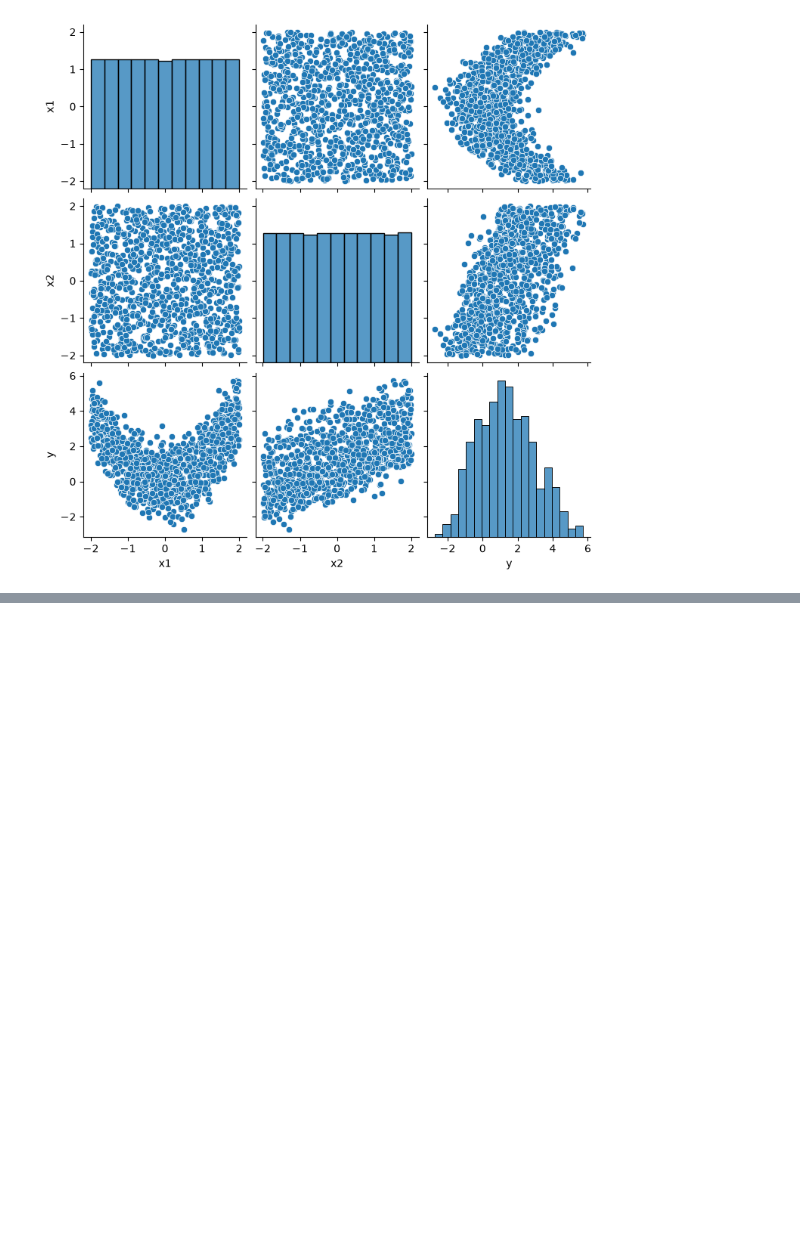
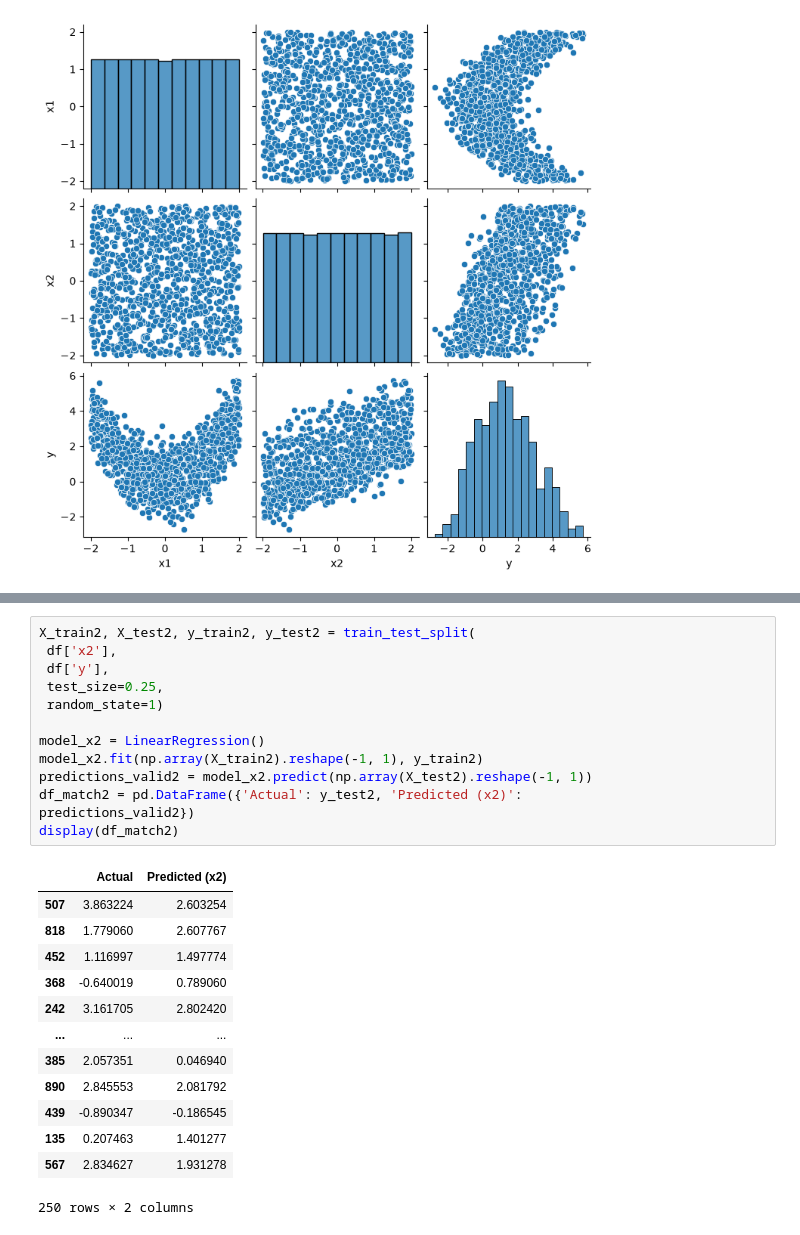
Before and after one commit to AlekseevaAnna1/data-analytics-labs, a Jupyter notebook: ЛР3_Алексеева_1.ipynb, the cells around one changed output, grey strips where cells are left out. Cells and saved outputs as stored; diff of their text form; blank space fills up the shorter version.

```diff
--- a/ЛР3_Алексеева_1.ipynb
+++ b/ЛР3_Алексеева_1.ipynb
@@ -89,0 +151,27 @@ sns.pairplot(df[['x1', 'x2', 'y']])
+# %%
+X_train2, X_test2, y_train2, y_test2 = train_test_split(
+ df['x2'],
+ df['y'],
+ test_size=0.25,
+ random_state=1)
+
+model_x2 = LinearRegression()
+model_x2.fit(np.array(X_train2).reshape(-1, 1), y_train2)
+predictions_valid2 = model_x2.predict(np.array(X_test2).reshape(-1, 1))
+df_match2 = pd.DataFrame({'Actual': y_test2, 'Predicted (x2)':
+predictions_valid2})
+display(df_match2)
+# %% [output]
+|  | Actual | Predicted (x2) |
+| 507 | 3.863224 | 2.603254 |
+| 818 | 1.779060 | 2.607767 |
+| 452 | 1.116997 | 1.497774 |
+| 368 | -0.640019 | 0.789060 |
+| 242 | 3.161705 | 2.802420 |
+| ... | ... | ... |
+| 385 | 2.057351 | 0.046940 |
+| 890 | 2.845553 | 2.081792 |
+| 439 | -0.890347 | -0.186545 |
+| 135 | 0.207463 | 1.401277 |
+| 567 | 2.834627 | 1.931278 |
+250 rows × 2 columns
```
Also changed, not shown: parts of 17 cells of this notebook.
